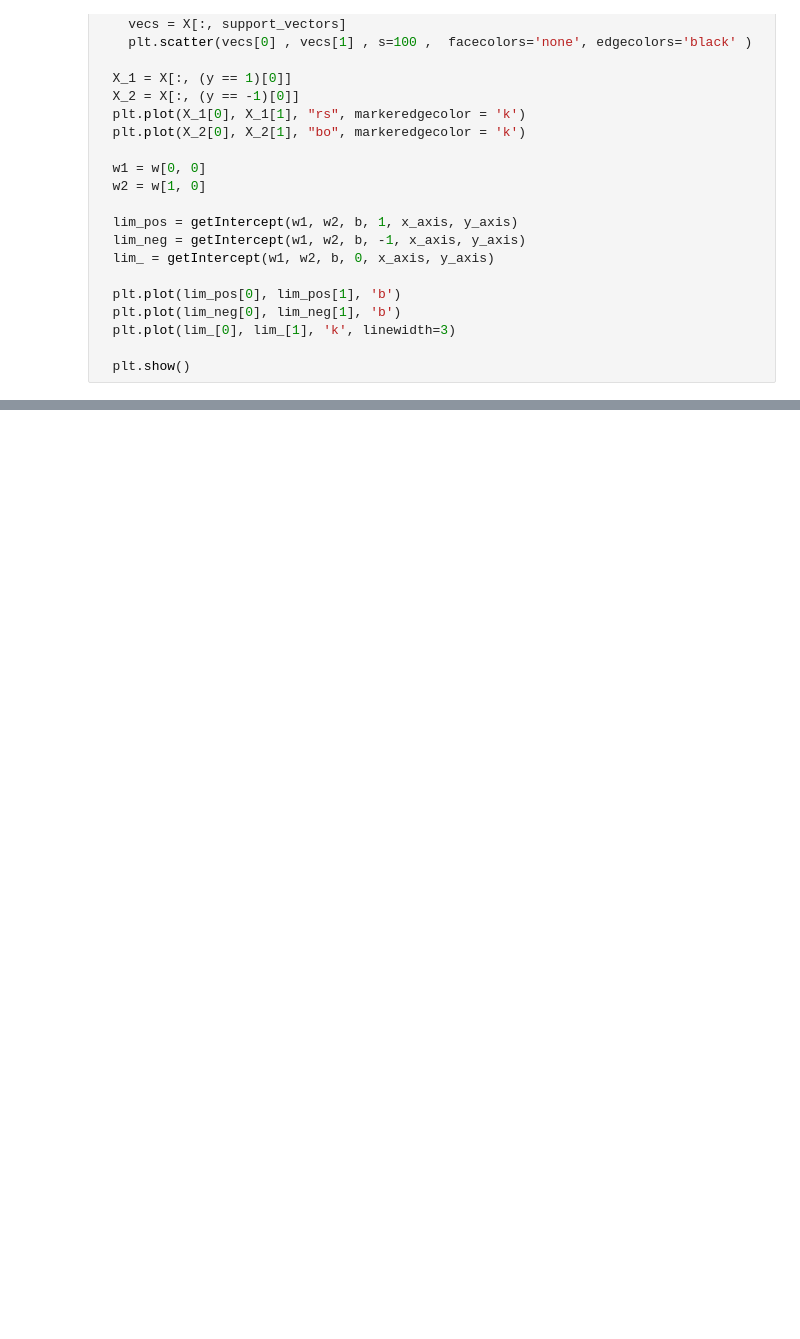
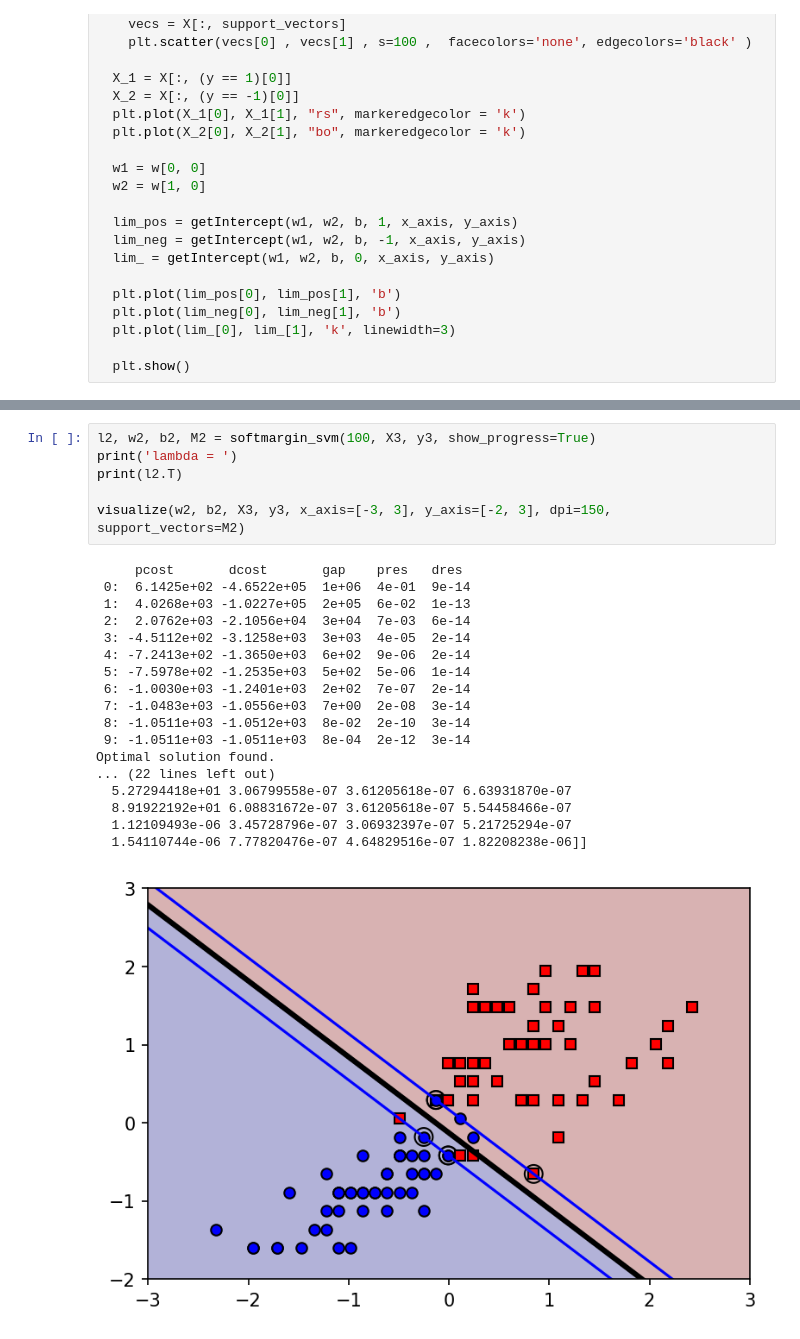
Before and after one commit to hsthe29/ML-Training, a Jupyter notebook: Classification/SVM/SoftMarginSVM.ipynb, the cells around one changed output, grey strips where cells are left out. Cells and saved outputs as stored; diff of their text form; blank space fills up the shorter version.

```diff
--- a/Classification/SVM/SoftMarginSVM.ipynb
+++ b/Classification/SVM/SoftMarginSVM.ipynb
@@ -315,0 +354,25 @@ visualize(w_hinge, b_hinge, X, y, x_axis=[0, 7], y_axis=[-1, 5], dpi=150)
+# %%
+l2, w2, b2, M2 = softmargin_svm(100, X3, y3, show_progress=True)
+print('lambda = ')
+print(l2.T)
+
+visualize(w2, b2, X3, y3, x_axis=[-3, 3], y_axis=[-2, 3], dpi=150, support_vectors=M2)
+# %% [output]
+     pcost       dcost       gap    pres   dres
+ 0:  6.1425e+02 -4.6522e+05  1e+06  4e-01  9e-14
+ 1:  4.0268e+03 -1.0227e+05  2e+05  6e-02  1e-13
+ 2:  2.0762e+03 -2.1056e+04  3e+04  7e-03  6e-14
+ 3: -4.5112e+02 -3.1258e+03  3e+03  4e-05  2e-14
+ 4: -7.2413e+02 -1.3650e+03  6e+02  9e-06  2e-14
+ 5: -7.5978e+02 -1.2535e+03  5e+02  5e-06  1e-14
+ 6: -1.0030e+03 -1.2401e+03  2e+02  7e-07  2e-14
+ 7: -1.0483e+03 -1.0556e+03  7e+00  2e-08  3e-14
+ 8: -1.0511e+03 -1.0512e+03  8e-02  2e-10  3e-14
+ 9: -1.0511e+03 -1.0511e+03  8e-04  2e-12  3e-14
+Optimal solution found.
+... (22 lines left out)
+  5.27294418e+01 3.06799558e-07 3.61205618e-07 6.63931870e-07
+  8.91922192e+01 6.08831672e-07 3.61205618e-07 5.54458466e-07
+  1.12109493e-06 3.45728796e-07 3.06932397e-07 5.21725294e-07
+  1.54110744e-06 7.77820476e-07 4.64829516e-07 1.82208238e-06]]
+[figure, added]
```
Also changed, not shown: parts of 13 cells of this notebook, 4 other files.
